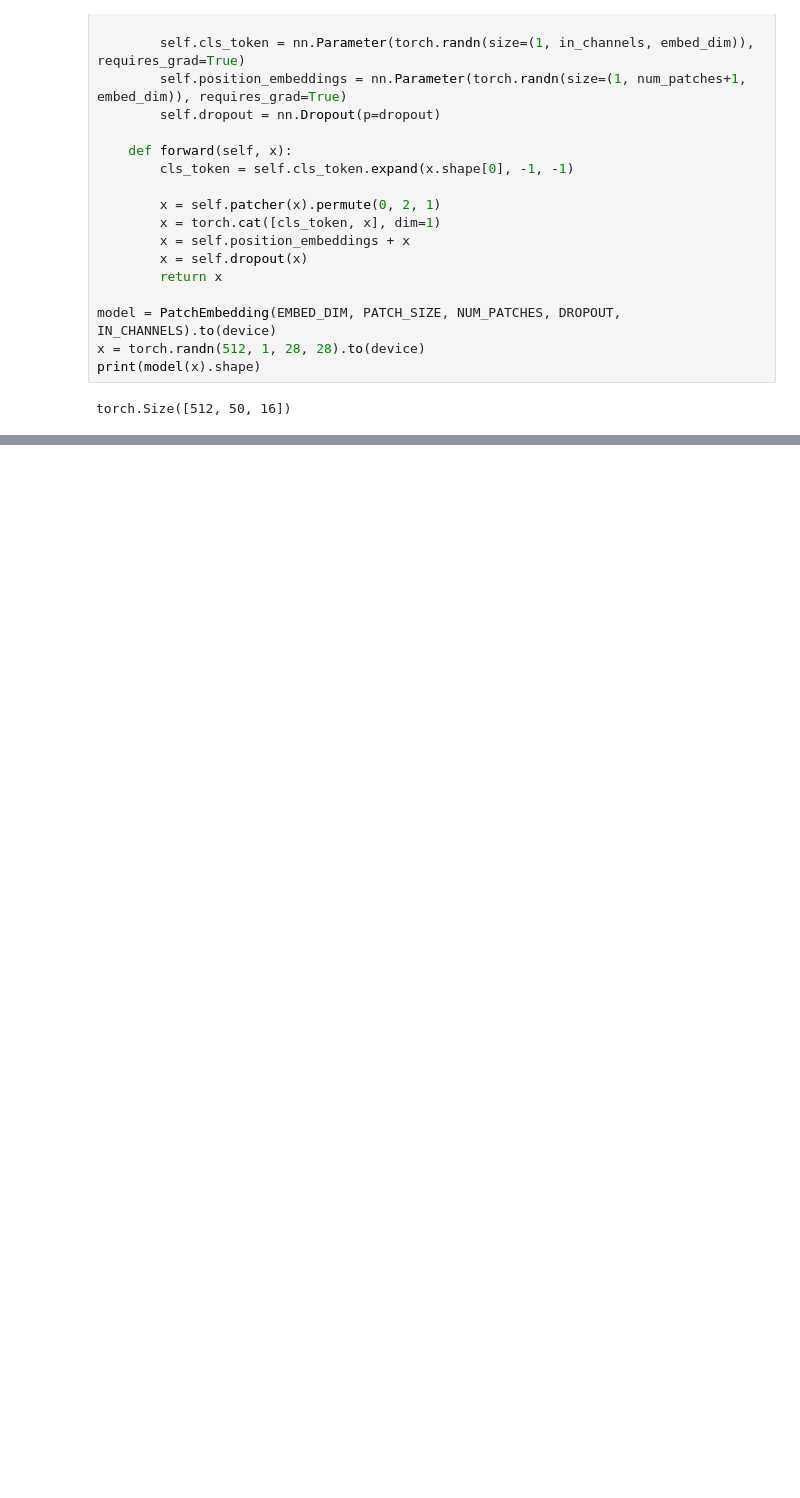
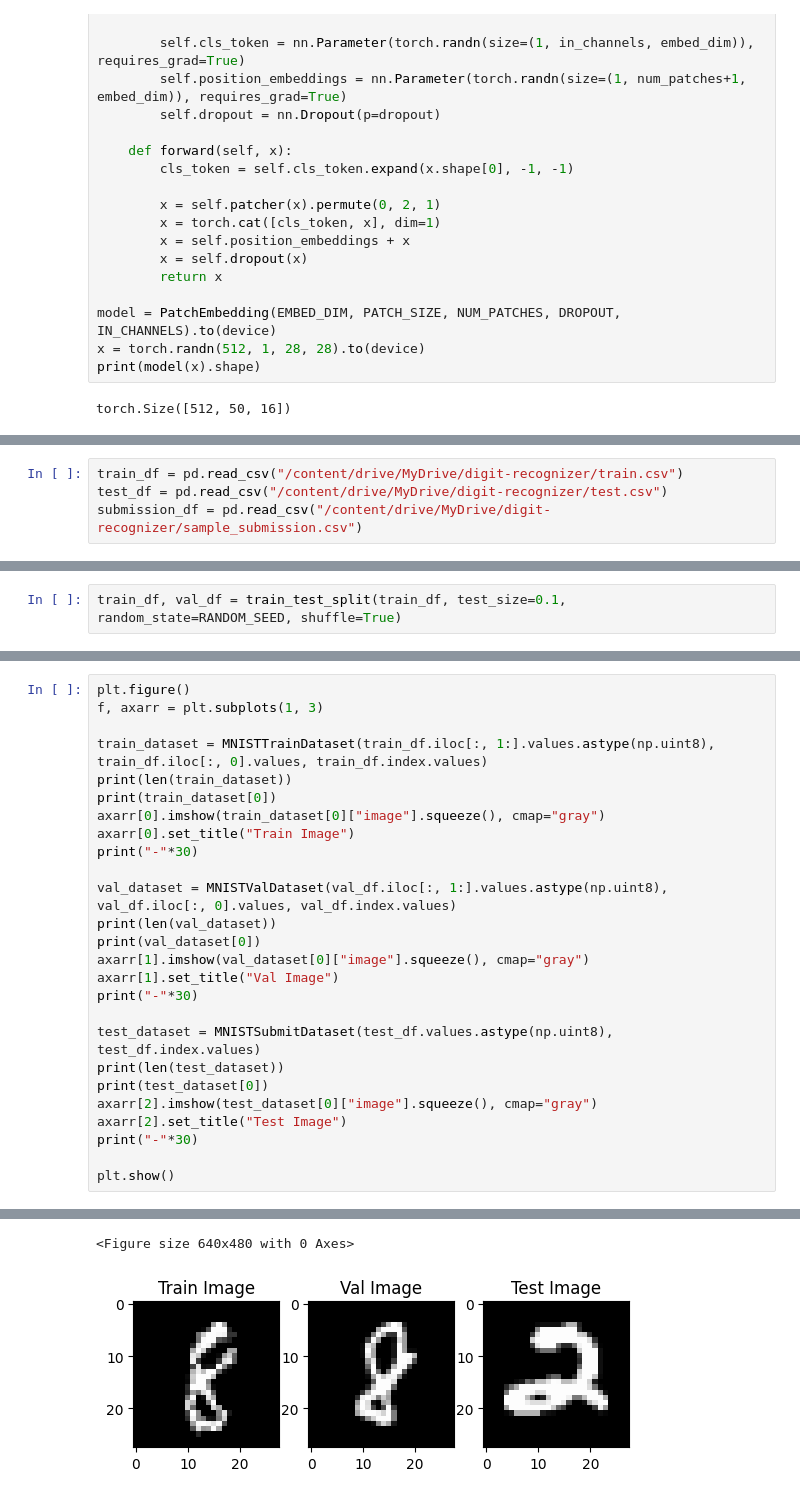
Before and after one commit to ShounakDas101/AIML_Hari, a Jupyter notebook: ViT.ipynb, the cells around one changed output, grey strips where cells are left out. Cells and saved outputs as stored; diff of their text form; blank space fills up the shorter version.

```diff
--- a/ViT.ipynb
+++ b/ViT.ipynb
@@ -86,0 +114,4 @@ print(model(x).shape) # BATCH_SIZE X NUM_CLASSES
+# %%
+train_df = pd.read_csv("/content/drive/MyDrive/digit-recognizer/train.csv")
+test_df = pd.read_csv("/content/drive/MyDrive/digit-recognizer/test.csv")
+submission_df = pd.read_csv("/content/drive/MyDrive/digit-recognizer/sample_submission.csv")
@@ -86,0 +147,2 @@ print(model(x).shape) # BATCH_SIZE X NUM_CLASSES
+# %%
+train_df, val_df = train_test_split(train_df, test_size=0.1, random_state=RANDOM_SEED, shuffle=True)
@@ -86,0 +212,27 @@ print(model(x).shape) # BATCH_SIZE X NUM_CLASSES
+# %%
+plt.figure()
+f, axarr = plt.subplots(1, 3)
+
+train_dataset = MNISTTrainDataset(train_df.iloc[:, 1:].values.astype(np.uint8), train_df.iloc[:, 0].values, train_df.index.values)
+print(len(train_dataset))
+print(train_dataset[0])
+axarr[0].imshow(train_dataset[0]["image"].squeeze(), cmap="gray")
+axarr[0].set_title("Train Image")
+print("-"*30)
+
+val_dataset = MNISTValDataset(val_df.iloc[:, 1:].values.astype(np.uint8), val_df.iloc[:, 0].values, val_df.index.values)
+print(len(val_dataset))
+print(val_dataset[0])
+axarr[1].imshow(val_dataset[0]["image"].squeeze(), cmap="gray")
+axarr[1].set_title("Val Image")
+print("-"*30)
+
+test_dataset = MNISTSubmitDataset(test_df.values.astype(np.uint8), test_df.index.values)
+print(len(test_dataset))
+print(test_dataset[0])
+axarr[2].imshow(test_dataset[0]["image"].squeeze(), cmap="gray")
+axarr[2].set_title("Test Image")
+print("-"*30)
+
+plt.show()
+# %% [output]
@@ -86,0 +256,2 @@ print(model(x).shape) # BATCH_SIZE X NUM_CLASSES
+<Figure size 640x480 with 0 Axes>
+[figure, added]
```
Also changed, not shown: parts of 10 cells of this notebook.
